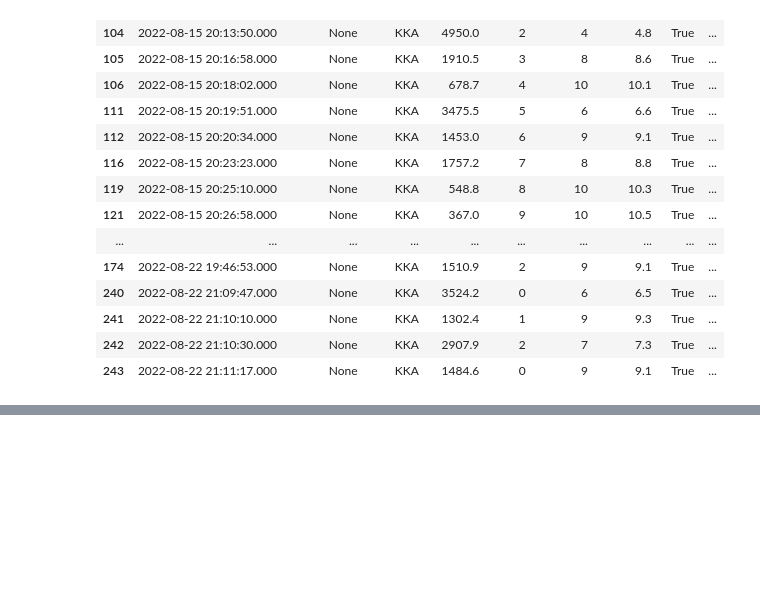
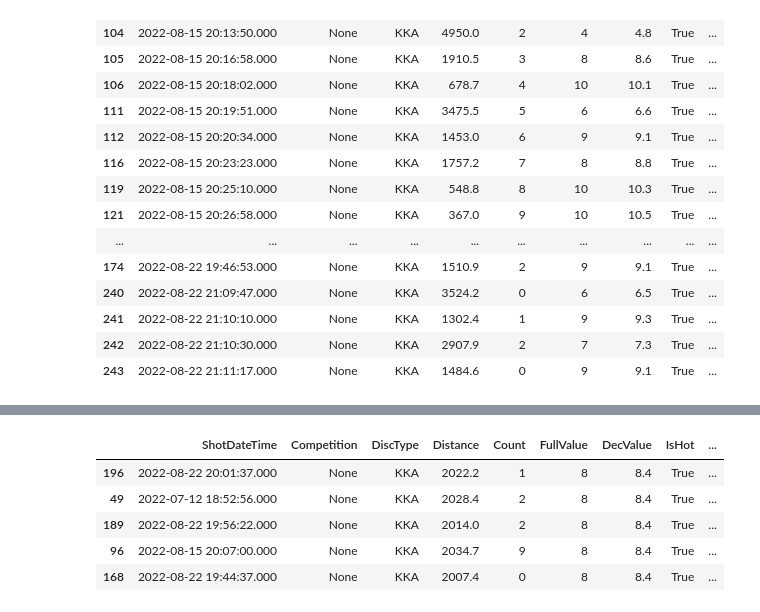
Before and after one commit to tispar/Pokalschiessen, a Jupyter notebook: backend.ipynb, the cells around one changed output, grey strips where cells are left out. Cells and saved outputs as stored; diff of their text form; code cells hidden in the pictures; blank space fills up the shorter version.

```diff
--- a/backend.ipynb
+++ b/backend.ipynb
@@ -359,0 +333,13 @@ oldies_full[oldies_full['Shooter.Firstname'].isin(['Lars','Jan'])]
+# %%
+teilertest = oldies_full
+teilertest['TotalDistance'] = abs(oldies_full['Distance'] - 2022)
+teilertest.sort_values(['TotalDistance'], ascending=True, inplace=True)
+# %%
+teilertest.head()
+# %% [output]
+|  | ShotDateTime | Competition | DiscType | Distance | Count | FullValue | DecValue | IsHot | ... |
+| 196 | 2022-08-22 20:01:37.000 | None | KKA | 2022.2 | 1 | 8 | 8.4 | True | ... |
+| 49 | 2022-07-12 18:52:56.000 | None | KKA | 2028.4 | 2 | 8 | 8.4 | True | ... |
+| 189 | 2022-08-22 19:56:22.000 | None | KKA | 2014.0 | 2 | 8 | 8.4 | True | ... |
+| 96 | 2022-08-15 20:07:00.000 | None | KKA | 2034.7 | 9 | 8 | 8.4 | True | ... |
+| 168 | 2022-08-22 19:44:37.000 | None | KKA | 2007.4 | 0 | 8 | 8.4 | True | ... |
```
Also changed, not shown: parts of 11 cells of this notebook, 2 other files.
